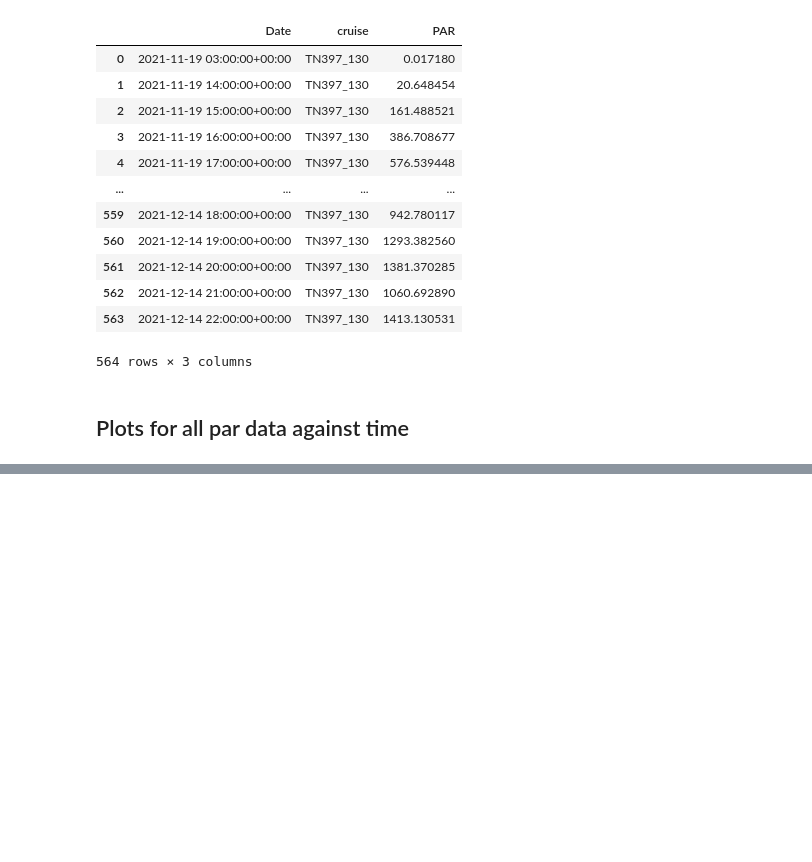
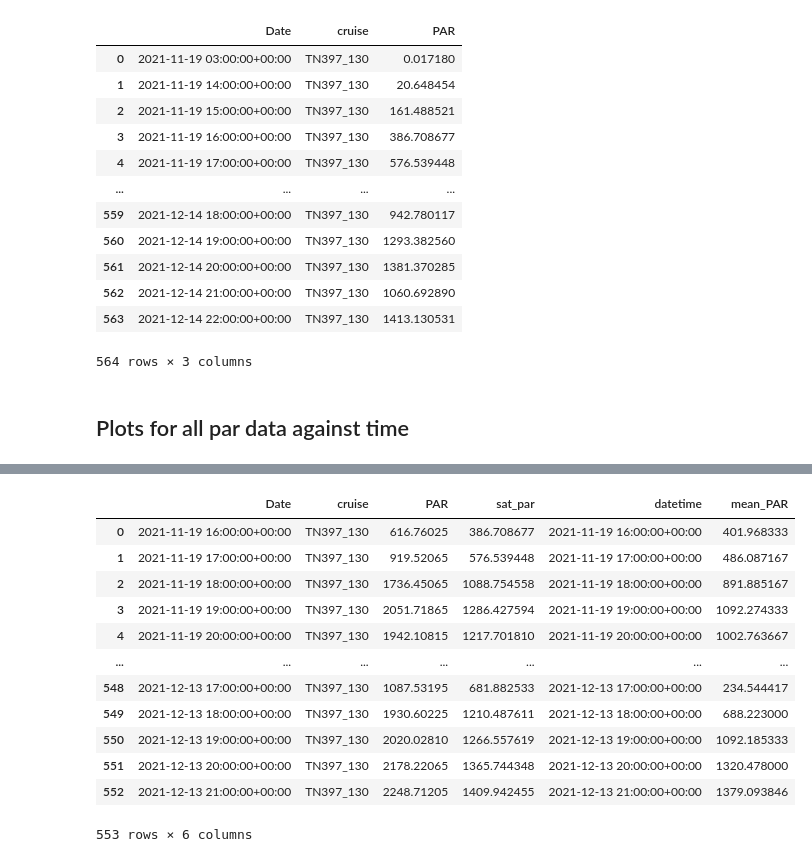
Before and after one commit to kpc02/SACNAS-2023-project, a Jupyter notebook: surface_level_par.ipynb, the cells around one changed output, grey strips where cells are left out. Cells and saved outputs as stored; diff of their text form; code cells hidden in the pictures; blank space fills up the shorter version.

```diff
--- a/surface_level_par.ipynb
+++ b/surface_level_par.ipynb
@@ -145,0 +141,16 @@ ValueError: x and y must be the same size
+# %%
+big_par
+# %% [output]
+|  | Date | cruise | PAR | sat_par | datetime | mean_PAR |
+| 0 | 2021-11-19 16:00:00+00:00 | TN397_130 | 616.76025 | 386.708677 | 2021-11-19 16:00:00+00:00 | 401.968333 |
+| 1 | 2021-11-19 17:00:00+00:00 | TN397_130 | 919.52065 | 576.539448 | 2021-11-19 17:00:00+00:00 | 486.087167 |
+| 2 | 2021-11-19 18:00:00+00:00 | TN397_130 | 1736.45065 | 1088.754558 | 2021-11-19 18:00:00+00:00 | 891.885167 |
+| 3 | 2021-11-19 19:00:00+00:00 | TN397_130 | 2051.71865 | 1286.427594 | 2021-11-19 19:00:00+00:00 | 1092.274333 |
+| 4 | 2021-11-19 20:00:00+00:00 | TN397_130 | 1942.10815 | 1217.701810 | 2021-11-19 20:00:00+00:00 | 1002.763667 |
+| ... | ... | ... | ... | ... | ... | ... |
+| 548 | 2021-12-13 17:00:00+00:00 | TN397_130 | 1087.53195 | 681.882533 | 2021-12-13 17:00:00+00:00 | 234.544417 |
+| 549 | 2021-12-13 18:00:00+00:00 | TN397_130 | 1930.60225 | 1210.487611 | 2021-12-13 18:00:00+00:00 | 688.223000 |
+| 550 | 2021-12-13 19:00:00+00:00 | TN397_130 | 2020.02810 | 1266.557619 | 2021-12-13 19:00:00+00:00 | 1092.185333 |
+| 551 | 2021-12-13 20:00:00+00:00 | TN397_130 | 2178.22065 | 1365.744348 | 2021-12-13 20:00:00+00:00 | 1320.478000 |
+| 552 | 2021-12-13 21:00:00+00:00 | TN397_130 | 2248.71205 | 1409.942455 | 2021-12-13 21:00:00+00:00 | 1379.093846 |
+553 rows × 6 columns
```
Also changed, not shown: parts of 9 cells of this notebook, 1 other file.
